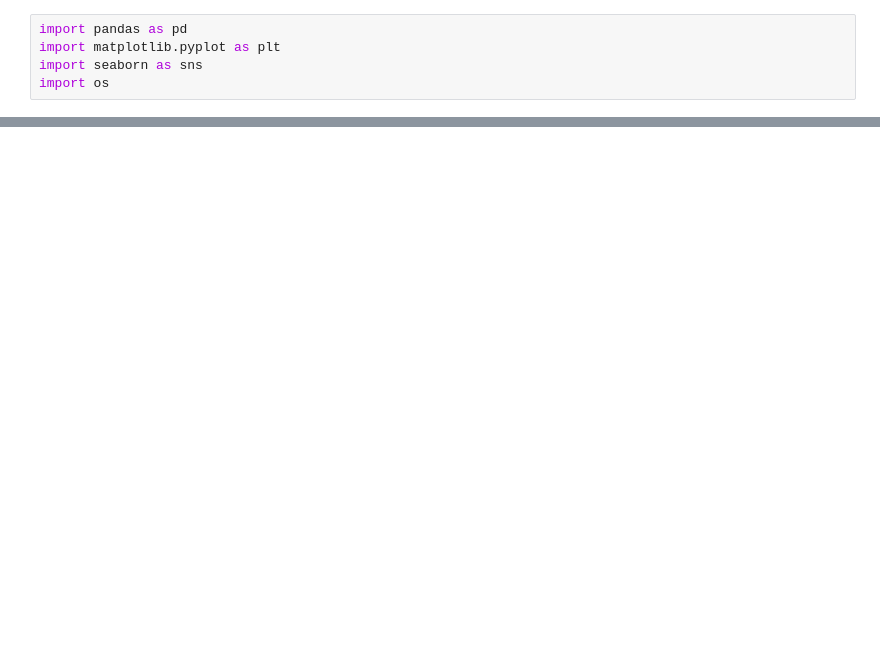
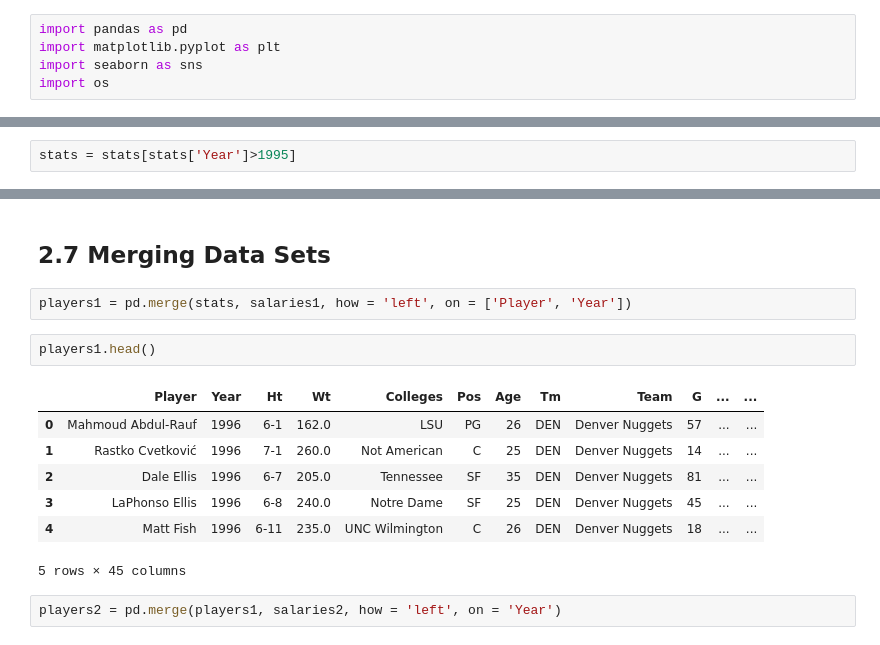
Before and after one commit to micahmatsuda021/NBA-Salary-Capstone, a Jupyter notebook: 02 Data Wrangling.ipynb, the cells around one changed output, grey strips where cells are left out. Saved outputs shown, nothing was run; the diff lists cells and outputs as text; blank space fills up the shorter version.

```diff
--- a/02 Data Wrangling.ipynb
+++ b/02 Data Wrangling.ipynb
@@ -296,0 +110,2 @@ players_stats.to_csv('players_stats.csv')
+# %%
+stats = stats[stats['Year']>1995]
@@ -296,0 +180,16 @@ players_stats.to_csv('players_stats.csv')
+# %% [markdown]
+## 2.7 Merging Data Sets
+# %%
+players1 = pd.merge(stats, salaries1, how = 'left', on = ['Player', 'Year'])
+# %%
+players1.head()
+# %% [output]
+|  | Player | Year | Ht | Wt | Colleges | Pos | Age | Tm | Team | G | ... | ... |
+| 0 | Mahmoud Abdul-Rauf | 1996 | 6-1 | 162.0 | LSU | PG | 26 | DEN | Denver Nuggets | 57 | ... | ... |
+| 1 | Rastko Cvetković | 1996 | 7-1 | 260.0 | Not American | C | 25 | DEN | Denver Nuggets | 14 | ... | ... |
+| 2 | Dale Ellis | 1996 | 6-7 | 205.0 | Tennessee | SF | 35 | DEN | Denver Nuggets | 81 | ... | ... |
+| 3 | LaPhonso Ellis | 1996 | 6-8 | 240.0 | Notre Dame | SF | 25 | DEN | Denver Nuggets | 45 | ... | ... |
+| 4 | Matt Fish | 1996 | 6-11 | 235.0 | UNC Wilmington | C | 26 | DEN | Denver Nuggets | 18 | ... | ... |
+5 rows × 45 columns
+# %%
+players2 = pd.merge(players1, salaries2, how = 'left', on = 'Year')
```
Also changed, not shown: parts of 67 cells of this notebook, 1 other file.
